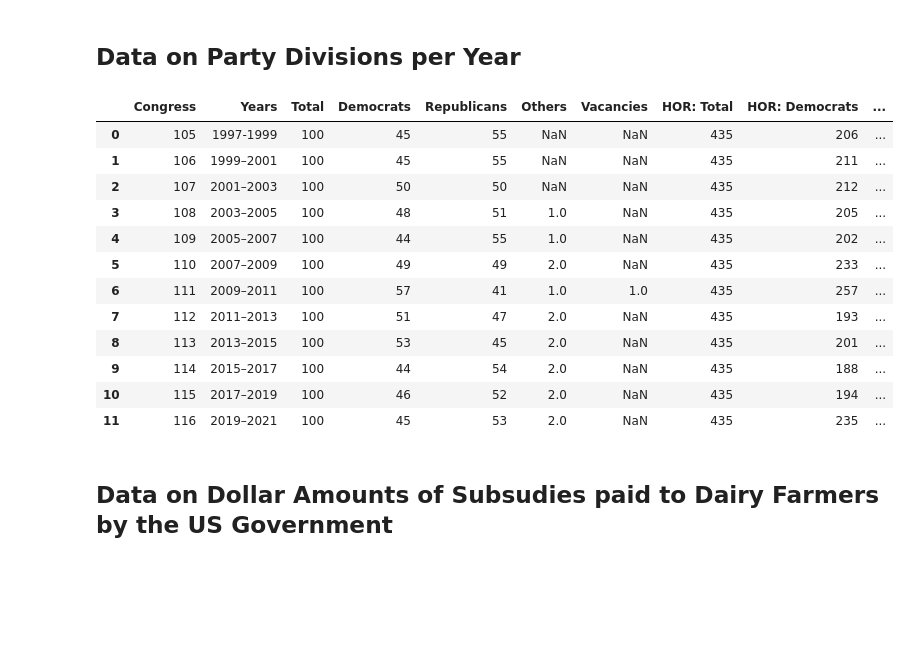
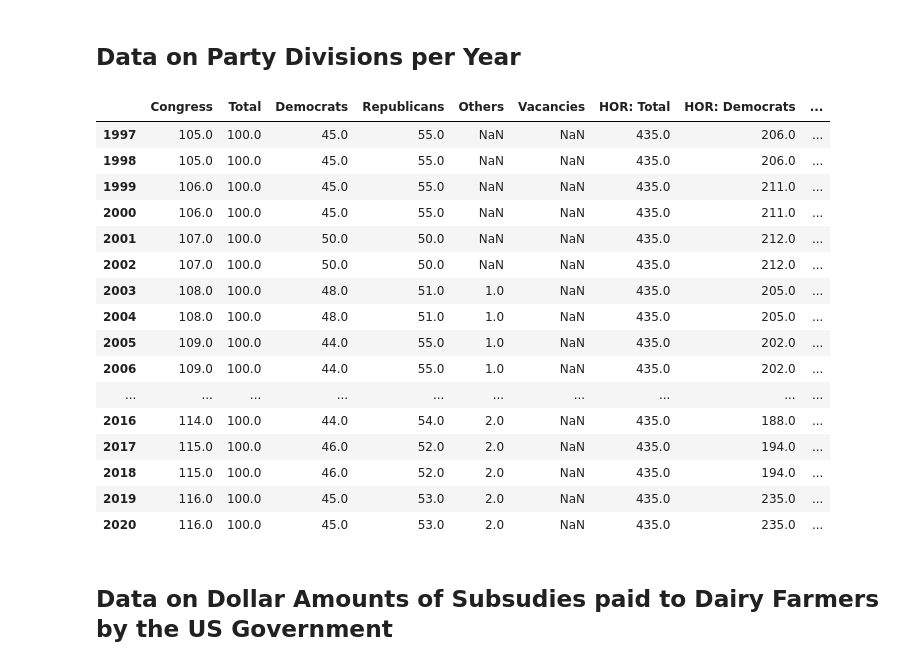
Before and after one commit to laniepreston/Data-Wrangling-Final-Project, a Jupyter notebook: Lanie_Floor_Final_Project.ipynb, the cells around one changed output. Drawn from its saved outputs; the diff is of its cells as text; code cells hidden in the pictures; blank space fills up the shorter version.

```diff
--- a/Lanie_Floor_Final_Project.ipynb
+++ b/Lanie_Floor_Final_Project.ipynb
@@ -24,23 +42,35 @@ KeyError: "['Year'] not in index"
 # %% [markdown]
 ## Data on Party Divisions per Year ##
-# %%
-#seats per party per year
-senate_division = pd.read_excel('senate_division.xlsx')
-senate_division
-# %% [output]
-|  | Congress | Years | Total | Democrats | Republicans | Others | Vacancies | HOR: Total | HOR: Democrats | ... |
-| 0 | 105 | 1997-1999 | 100 | 45 | 55 | NaN | NaN | 435 | 206 | ... |
-| 1 | 106 | 1999–2001 | 100 | 45 | 55 | NaN | NaN | 435 | 211 | ... |
-| 2 | 107 | 2001–2003 | 100 | 50 | 50 | NaN | NaN | 435 | 212 | ... |
-| 3 | 108 | 2003–2005 | 100 | 48 | 51 | 1.0 | NaN | 435 | 205 | ... |
-| 4 | 109 | 2005–2007 | 100 | 44 | 55 | 1.0 | NaN | 435 | 202 | ... |
-| 5 | 110 | 2007–2009 | 100 | 49 | 49 | 2.0 | NaN | 435 | 233 | ... |
-| 6 | 111 | 2009–2011 | 100 | 57 | 41 | 1.0 | 1.0 | 435 | 257 | ... |
-| 7 | 112 | 2011–2013 | 100 | 51 | 47 | 2.0 | NaN | 435 | 193 | ... |
-| 8 | 113 | 2013–2015 | 100 | 53 | 45 | 2.0 | NaN | 435 | 201 | ... |
-| 9 | 114 | 2015–2017 | 100 | 44 | 54 | 2.0 | NaN | 435 | 188 | ... |
-| 10 | 115 | 2017–2019 | 100 | 46 | 52 | 2.0 | NaN | 435 | 194 | ... |
-| 11 | 116 | 2019–2021 | 100 | 45 | 53 | 2.0 | NaN | 435 | 235 | ... |
+# %%
+#seats per party per year
+senate_division = pd.read_excel('senate_division.xlsx', index_col = "Years")
+senate_division_per_year = pd.DataFrame(index=[], columns=senate_division.columns)
+
+for index, row in senate_division.iterrows():
+    row.name = int(index.split("–")[0])
+    senate_division_per_year = senate_division_per_year.append(row)
+    row.name = row.name+1
+    senate_division_per_year = senate_division_per_year.append(row)
+
+senate_division_per_year
+# %% [output]
+|  | Congress | Total | Democrats | Republicans | Others | Vacancies | HOR: Total | HOR: Democrats | ... |
+| 1997 | 105.0 | 100.0 | 45.0 | 55.0 | NaN | NaN | 435.0 | 206.0 | ... |
+| 1998 | 105.0 | 100.0 | 45.0 | 55.0 | NaN | NaN | 435.0 | 206.0 | ... |
+| 1999 | 106.0 | 100.0 | 45.0 | 55.0 | NaN | NaN | 435.0 | 211.0 | ... |
+| 2000 | 106.0 | 100.0 | 45.0 | 55.0 | NaN | NaN | 435.0 | 211.0 | ... |
+| 2001 | 107.0 | 100.0 | 50.0 | 50.0 | NaN | NaN | 435.0 | 212.0 | ... |
+| 2002 | 107.0 | 100.0 | 50.0 | 50.0 | NaN | NaN | 435.0 | 212.0 | ... |
+| 2003 | 108.0 | 100.0 | 48.0 | 51.0 | 1.0 | NaN | 435.0 | 205.0 | ... |
+| 2004 | 108.0 | 100.0 | 48.0 | 51.0 | 1.0 | NaN | 435.0 | 205.0 | ... |
+| 2005 | 109.0 | 100.0 | 44.0 | 55.0 | 1.0 | NaN | 435.0 | 202.0 | ... |
+| 2006 | 109.0 | 100.0 | 44.0 | 55.0 | 1.0 | NaN | 435.0 | 202.0 | ... |
+| ... | ... | ... | ... | ... | ... | ... | ... | ... | ... |
+| 2016 | 114.0 | 100.0 | 44.0 | 54.0 | 2.0 | NaN | 435.0 | 188.0 | ... |
+| 2017 | 115.0 | 100.0 | 46.0 | 52.0 | 2.0 | NaN | 435.0 | 194.0 | ... |
+| 2018 | 115.0 | 100.0 | 46.0 | 52.0 | 2.0 | NaN | 435.0 | 194.0 | ... |
+| 2019 | 116.0 | 100.0 | 45.0 | 53.0 | 2.0 | NaN | 435.0 | 235.0 | ... |
+| 2020 | 116.0 | 100.0 | 45.0 | 53.0 | 2.0 | NaN | 435.0 | 235.0 | ... |
 # %% [markdown]
 ## Data on Dollar Amounts of Subsudies paid to Dairy Farmers by the US Government ##
 # %%
```
Also changed, not shown: parts of 7 cells of this notebook, 1 other file.
